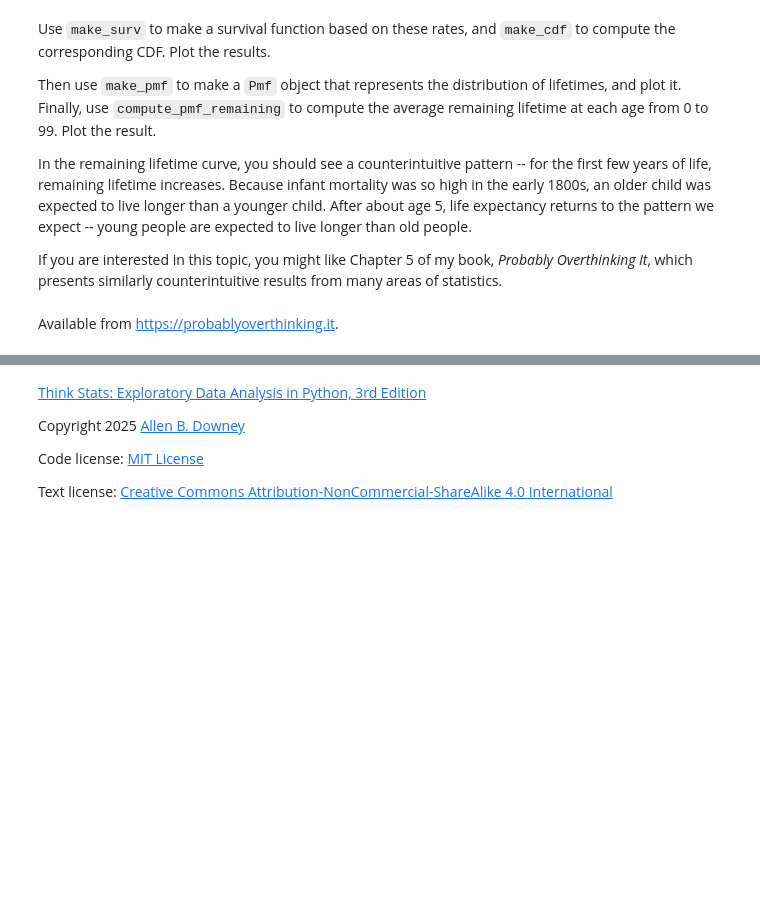
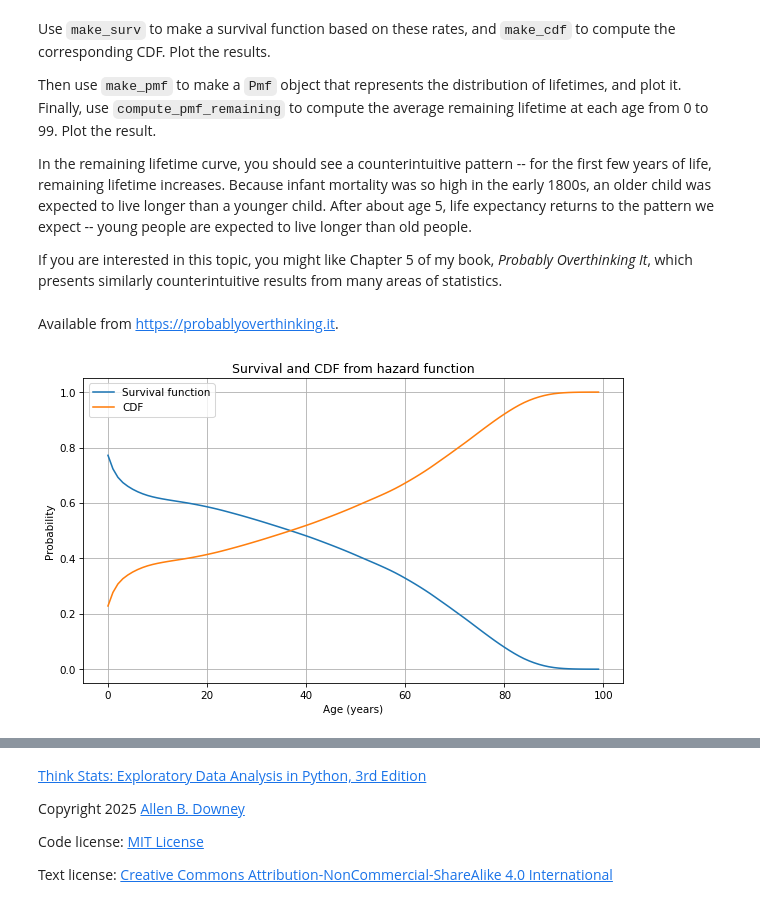
Before and after one commit to tiniacoleyba/ThinkStats, a Jupyter notebook: nb/chap13.ipynb, the cells around one changed output, grey strips where cells are left out. Cells and saved outputs as stored; diff of their text form; code cells hidden in the pictures; blank space fills up the shorter version.

```diff
--- a/nb/chap13.ipynb
+++ b/nb/chap13.ipynb
@@ -813,5 +994,15 @@ If you are interested in this topic, you might like Chapter 5 of my book, *Proba
 # %% [markdown]
 Available from <https://probablyoverthinking.it>.
 # %%
-# Solution goes here
+plt.figure(figsize=(8, 5))
+hazard.make_surv().plot(label="Survival function")
+hazard.make_cdf().plot(label="CDF")
+decorate(
+    xlabel="Age (years)",
+    ylabel="Probability",
+    title="Survival and CDF from hazard function"
+)
+plt.grid()
+# %% [output]
+[figure, added]
 # %%
```
Also changed, not shown: parts of 52 cells of this notebook.
